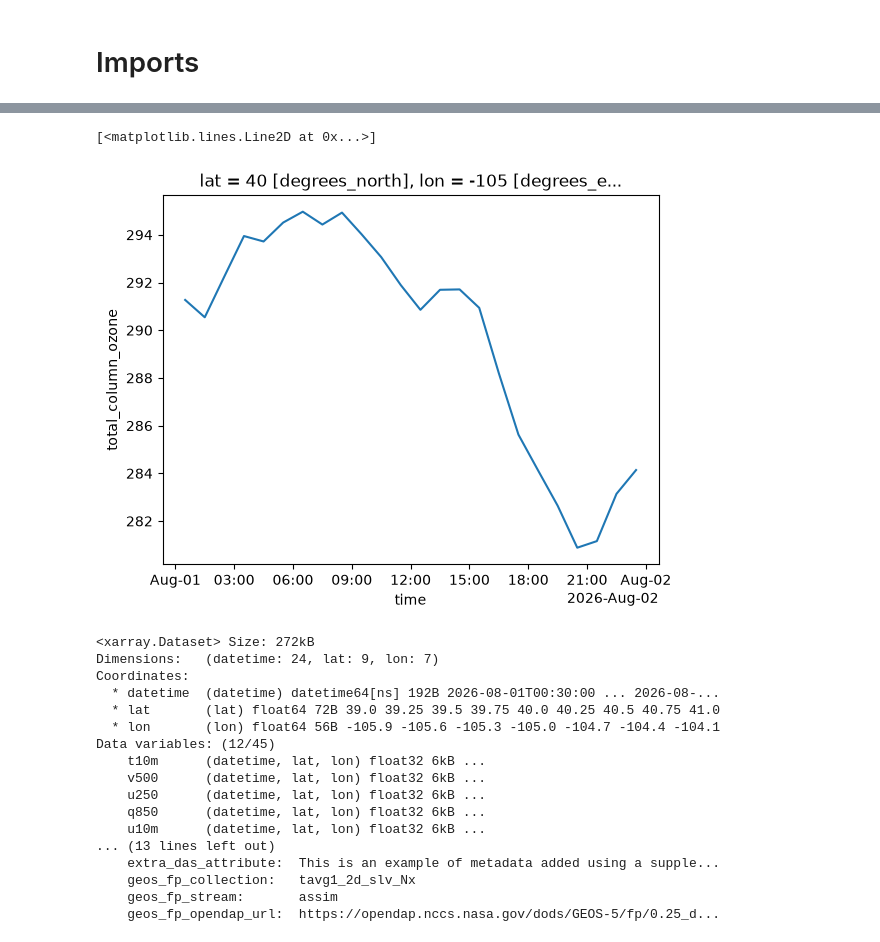
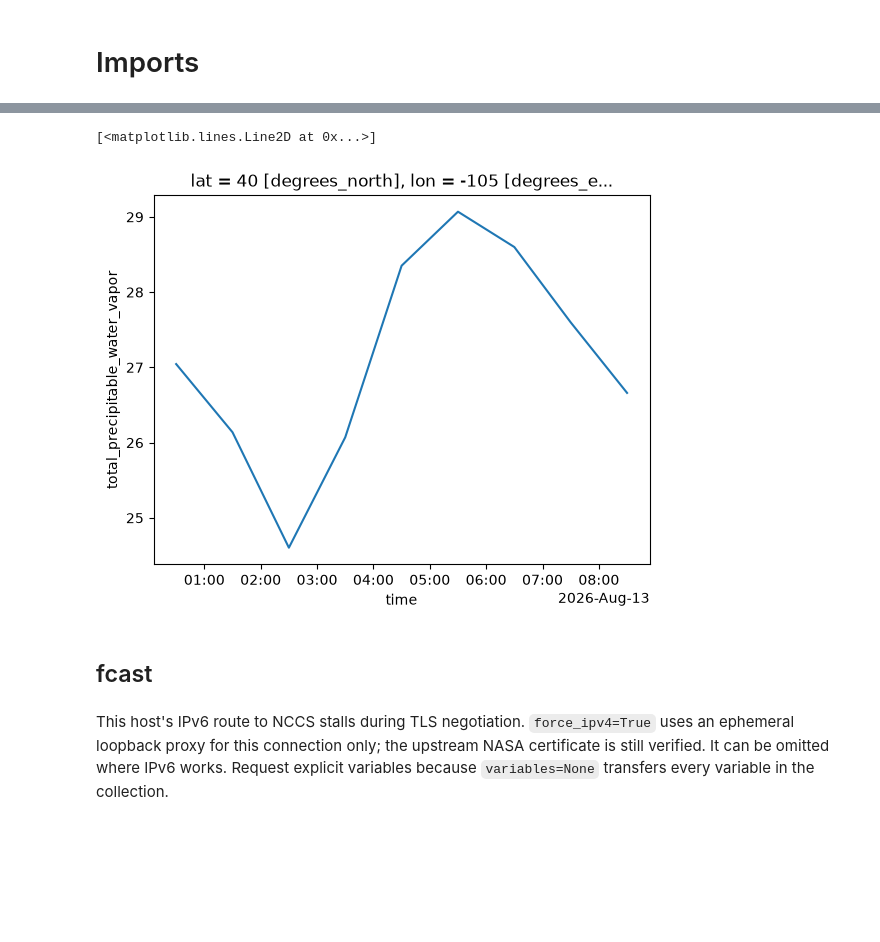
Before and after one commit to hagne/atm-py, a Jupyter notebook: examples/data_archives/nasa_geosFp.ipynb, the cells around one changed output, grey strips where cells are left out. Saved outputs shown, nothing was run; the diff lists cells and outputs as text; code cells hidden in the pictures; blank space fills up the shorter version.

```diff
--- a/examples/data_archives/nasa_geosFp.ipynb
+++ b/examples/data_archives/nasa_geosFp.ipynb
@@ -27,7 +53,0 @@ ds.to3.interp(lat = 40, lon = -105).plot()
-# %%
-ds = gi.download(
-    "2026-08-01",
-    "2026-08-01",
-    variables=["t2m"],
-    bbox=(-106, 39, -104, 41),
-)
@@ -54,32 +54,9 @@ Attributes:
-# %%
-ds.to3.interp(lat = 40, lon = -105).plot()
-# %% [output]
-[<matplotlib.lines.Line2D at 0x...>]
-[figure, removed]
-# %%
-ds = gi.download(
-    "2026-08-01",
-    "2026-08-01",
-    # variables=["t2m"],
-    bbox=(-106, 39, -104, 41),
-)
-# %%
-ds
-# %% [output]
-<xarray.Dataset> Size: 272kB
-Dimensions:   (datetime: 24, lat: 9, lon: 7)
-Coordinates:
-  * datetime  (datetime) datetime64[ns] 192B 2026-08-01T00:30:00 ... 2026-08-...
-  * lat       (lat) float64 72B 39.0 39.25 39.5 39.75 40.0 40.25 40.5 40.75 41.0
-  * lon       (lon) float64 56B -105.9 -105.6 -105.3 -105.0 -104.7 -104.4 -104.1
-Data variables: (12/45)
-    t10m      (datetime, lat, lon) float32 6kB ...
-    v500      (datetime, lat, lon) float32 6kB ...
-    u250      (datetime, lat, lon) float32 6kB ...
-    q850      (datetime, lat, lon) float32 6kB ...
-    u10m      (datetime, lat, lon) float32 6kB ...
-... (13 lines left out)
-    extra_das_attribute:  This is an example of metadata added using a supple...
-    geos_fp_collection:   tavg1_2d_slv_Nx
-    geos_fp_stream:       assim
-    geos_fp_opendap_url:  https://opendap.nccs.nasa.gov/dods/GEOS-5/fp/0.25_d...
+# %%
+ds.tqv.interp(lat = 40, lon = -105).plot()
+# %% [output]
+[<matplotlib.lines.Line2D at 0x...>]
+[figure, added]
+# %% [markdown]
+## fcast
+# %% [markdown]
+This host's IPv6 route to NCCS stalls during TLS negotiation. `force_ipv4=True` uses an ephemeral loopback proxy for this connection only; the upstream NASA certificate is still verified. It can be omitted where IPv6 works. Request explicit variables because `variables=None` transfers every variable in the collection.
```
Also changed, not shown: parts of 17 cells of this notebook.
